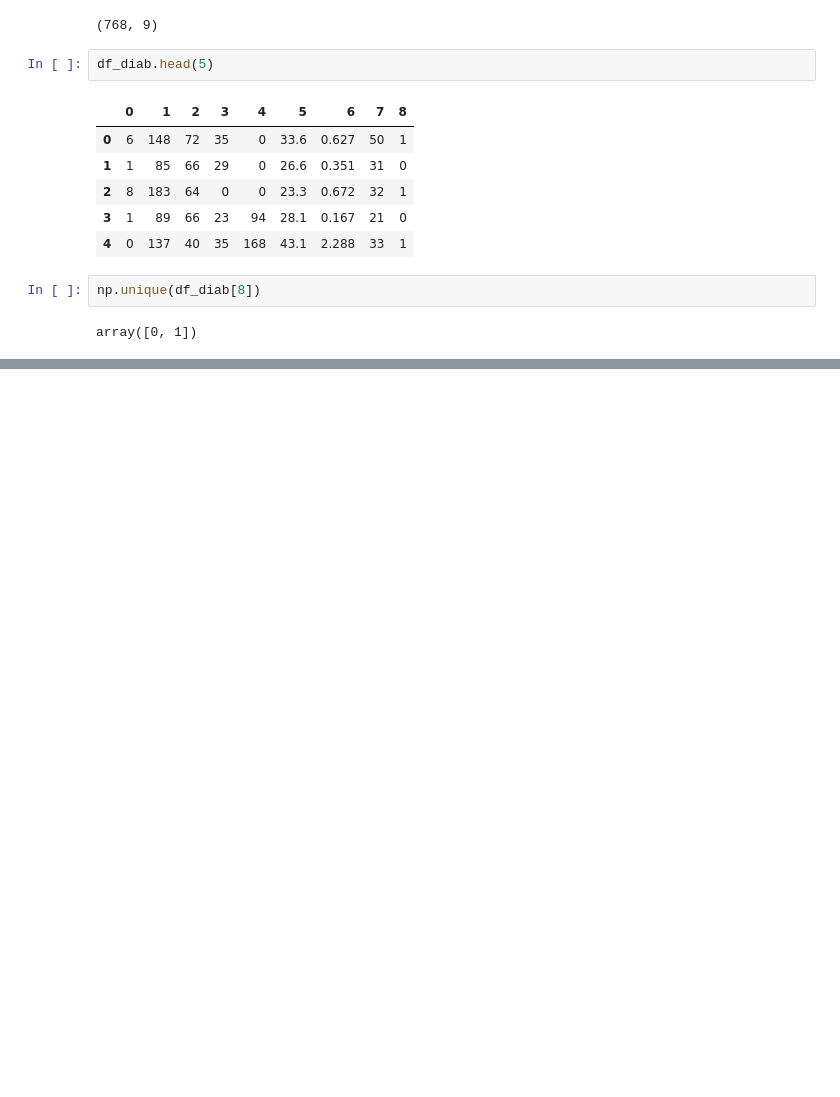
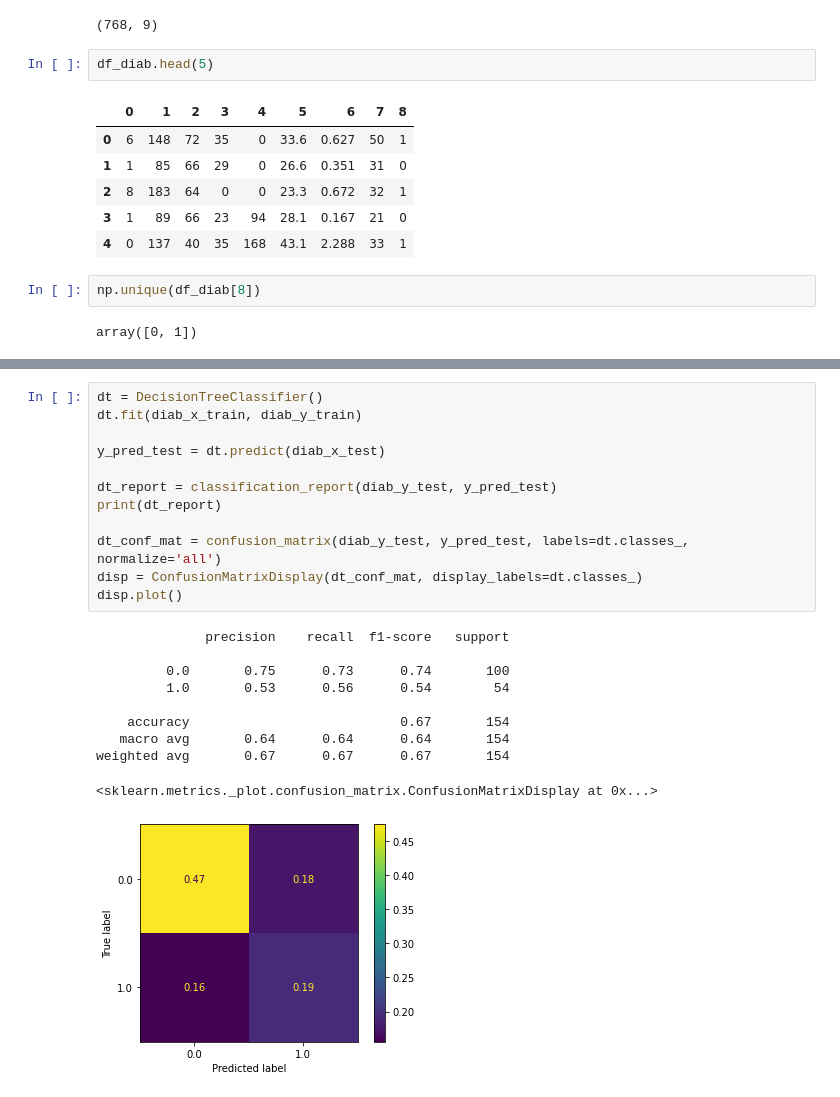
Before and after one commit to dmachlanski/ncrm-causality-2021, a Jupyter notebook: Day_1_Intro_to_ML.ipynb, the cells around one changed output, grey strips where cells are left out. Saved outputs shown, nothing was run; the diff lists cells and outputs as text; blank space fills up the shorter version.

```diff
--- a/Day_1_Intro_to_ML.ipynb
+++ b/Day_1_Intro_to_ML.ipynb
@@ -140,0 +230,23 @@ array([0, 1])
+# %%
+dt = DecisionTreeClassifier()
+dt.fit(diab_x_train, diab_y_train)
+
+y_pred_test = dt.predict(diab_x_test)
+
+dt_report = classification_report(diab_y_test, y_pred_test)
+print(dt_report)
+
+dt_conf_mat = confusion_matrix(diab_y_test, y_pred_test, labels=dt.classes_, normalize='all')
+disp = ConfusionMatrixDisplay(dt_conf_mat, display_labels=dt.classes_)
+disp.plot()
+# %% [output]
+              precision    recall  f1-score   support
+
+         0.0       0.75      0.73      0.74       100
+         1.0       0.53      0.56      0.54        54
+
+    accuracy                           0.67       154
+   macro avg       0.64      0.64      0.64       154
+weighted avg       0.67      0.67      0.67       154
+<sklearn.metrics._plot.confusion_matrix.ConfusionMatrixDisplay at 0x...>
+[figure, added]
```
Also changed, not shown: parts of 20 cells of this notebook.
